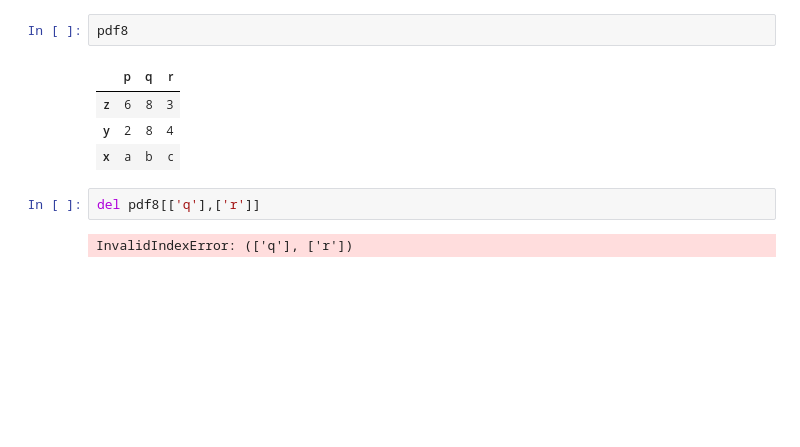
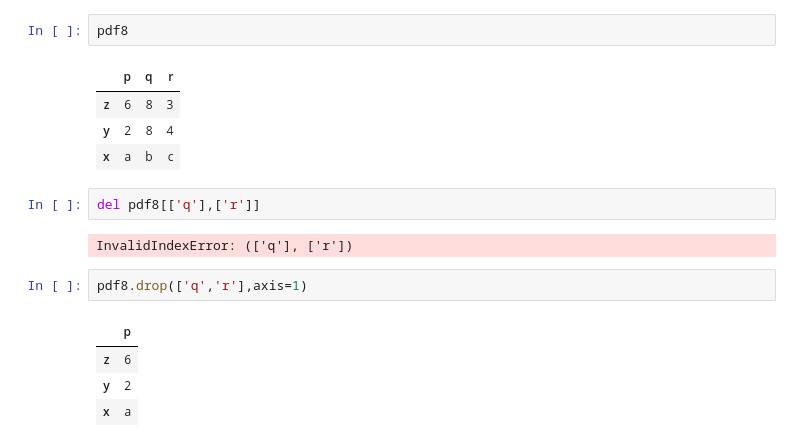
Before and after one commit to parqcxsmxxxii/python-exam, a Jupyter notebook: pandasdf.ipynb, the cells around one changed output. Drawn from its saved outputs; the diff is of its cells as text; blank space fills up the shorter version.

Commit message:
deleting coloums using drop method

```diff
--- a/pandasdf.ipynb
+++ b/pandasdf.ipynb
@@ -493,3 +493,10 @@ pdf8
 del pdf8[['q'],['r']]
 # %% [output]
 InvalidIndexError: (['q'], ['r'])
+# %%
+pdf8.drop(['q','r'],axis=1)
+# %% [output]
+|  | p |
+| z | 6 |
+| y | 2 |
+| x | a |
```
